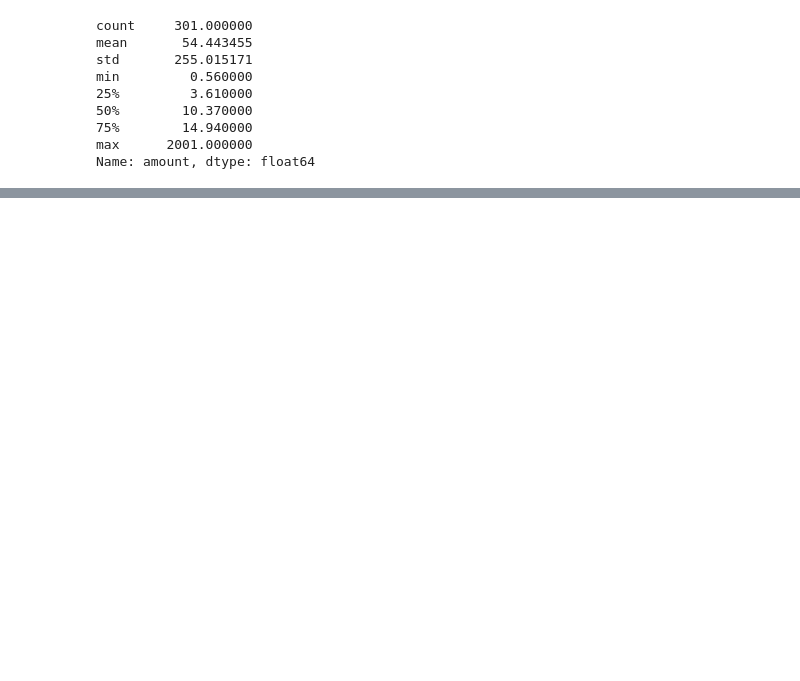
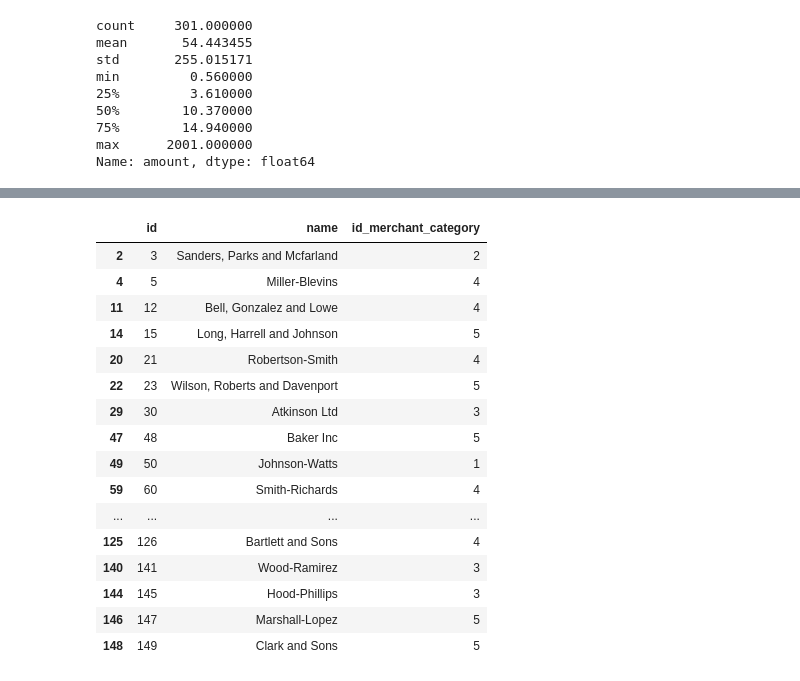
Before and after one commit to sebastianDeLeon/FraudAnalisis, a Jupyter notebook: caso1.ipynb, the cells around one changed output, grey strips where cells are left out. Cells and saved outputs as stored; diff of their text form; code cells hidden in the pictures; blank space fills up the shorter version.

```diff
--- a/caso1.ipynb
+++ b/caso1.ipynb
@@ -281,0 +309,24 @@ suspiciusTransac = SixToEighTransacs.loc[(SixToEighTransacs["amount"]<2)]
+# %%
+#veremos los nombres con de los loscales con transacciones sospechosas
+#We'll see the name of the merchants with suspicious transactions
+suspicious_merchants = suspiciusTransac.groupby(["id_merchant"])["id_merchant"].count().sort_values(ascending=False)
+mask_suspi_merch = merchant_df["id"].isin(suspicious_merchants.index)
+merchant_df[mask_suspi_merch]
+# %% [output]
+|  | id | name | id_merchant_category |
+| 2 | 3 | Sanders, Parks and Mcfarland | 2 |
+| 4 | 5 | Miller-Blevins | 4 |
+| 11 | 12 | Bell, Gonzalez and Lowe | 4 |
+| 14 | 15 | Long, Harrell and Johnson | 5 |
+| 20 | 21 | Robertson-Smith | 4 |
+| 22 | 23 | Wilson, Roberts and Davenport | 5 |
+| 29 | 30 | Atkinson Ltd | 3 |
+| 47 | 48 | Baker Inc | 5 |
+| 49 | 50 | Johnson-Watts | 1 |
+| 59 | 60 | Smith-Richards | 4 |
+| ... | ... | ... | ... |
+| 125 | 126 | Bartlett and Sons | 4 |
+| 140 | 141 | Wood-Ramirez | 3 |
+| 144 | 145 | Hood-Phillips | 3 |
+| 146 | 147 | Marshall-Lopez | 5 |
+| 148 | 149 | Clark and Sons | 5 |
```
Also changed, not shown: parts of 18 cells of this notebook.
